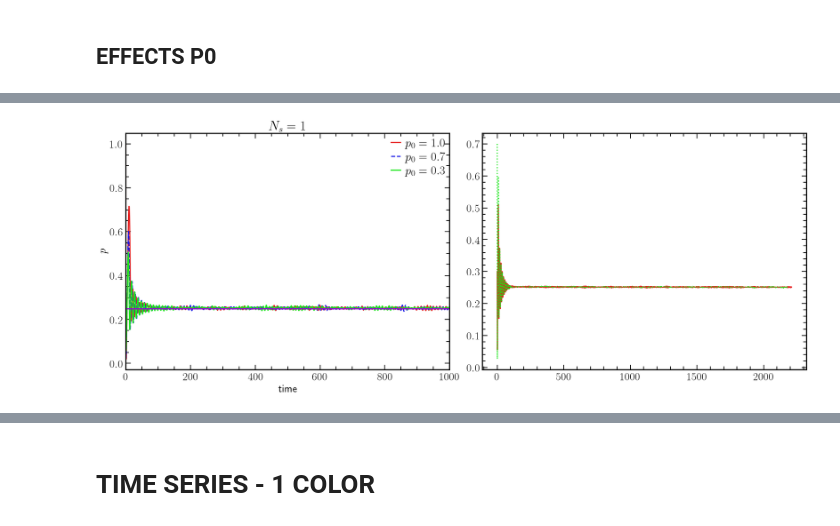
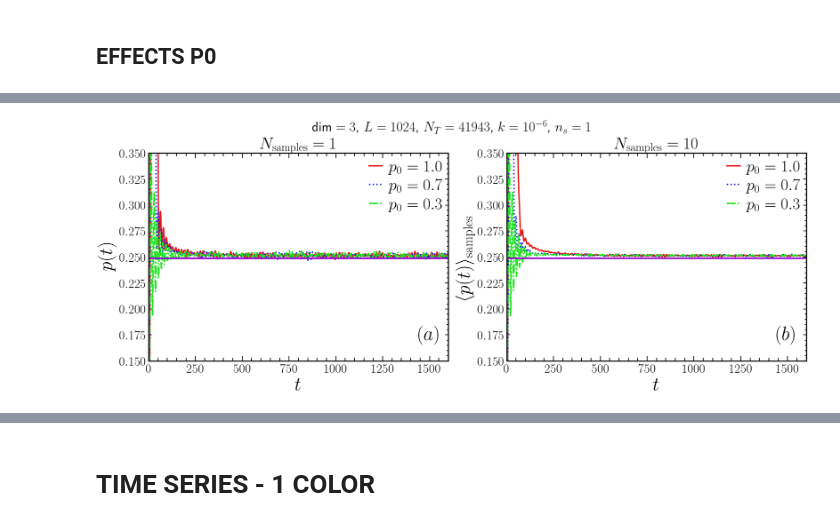
Before and after one commit to JuniorAlencar/self_organization_percolation, a Jupyter notebook: jupyter/TimeSeries_Analysis_3D.ipynb, the cells around one changed output, grey strips where cells are left out. Cells and saved outputs as stored; diff of their text form; code cells hidden in the pictures.

```diff
--- a/jupyter/TimeSeries_Analysis_3D.ipynb
+++ b/jupyter/TimeSeries_Analysis_3D.ipynb
@@ -34,28 +34,25 @@ import matplotlib.pyplot as plt
 # =========================
 # PAINEL ESQUERDO: N_s = 1
 # =========================
-L = 512
+L = 1024
 dim = 3
 nc = 1
 rho = 1 / nc
-k = 1.0e-05
-NT = 10485
+k = 1.0e-06
+NT = 41943
 p0 = 1.0
-
+#f0 = 0.04
 path_dir_raw = f"../SOP_data/raw/bond_percolation/num_colors_{nc}/dim_{dim}/L_{L}/NT_constant/NT_{NT}/k_{k:.1e}/rho_{rho:.4e}/data/"
-fn1 = path_dir_raw + "complex_seed_43721816_ts_20260326T144823_P0_0.10_p0_1.00.json"
-fn2 = path_dir_raw + "complex_seed_279530074_ts_20260326T161742_P0_0.10_p0_0.70.json"
-fn3 = path_dir_raw + "complex_seed_325692269_ts_20260326T163424_P0_0.10_p0_0.30.json"
-
-dicT1 = read_experiment_json(fn1)
-dicT2 = read_experiment_json(fn2)
-dicT3 = read_experiment_json(fn3)
-
+fn_lst = ["apolo4_seed_77631026_ts_20260402T004153_P0_0.10_p0_1.00.json", "light_seed_440566337_ts_20260413T142418_P0_0.10_p0_0.70.json", "light_seed_269310064_ts_20260413T135254_P0_0.10_p0_0.30.json"]
+p0_lst = [1.0, 0.7, 0.3]
 order_raw = 1
-pc = 0.5
-lw = 2.0
-
-colors_used = [
+lw = 2.5
+fs_label =  35
+fs_legend = 30
+fs_labels_fig = 35
+fs_ticks = 23
+fs_title = 30
+colors = [
     (0.9, 0.1, 0.1),
     (0.1, 0.1, 0.9),
     (0.1, 0.9, 0.1),
@@ -66,35 +63,21 @@ colors_used = [
     (0.6, 0.4, 0.2),
 ]
 
-pt1 = dicT1['results'][f'order_percolation {order_raw}']['data']['pt']
-t1  = dicT1['results'][f'order_percolation {order_raw}']['data']['time']
-
-pt2 = dicT2['results'][f'order_percolation {order_raw}']['data']['pt']
-t2  = dicT2['results'][f'order_percolation {order_raw}']['data']['time']
-
-pt3 = dicT3['results'][f'order_percolation {order_raw}']['data']['pt']
-t3  = dicT3['results'][f'order_percolation {order_raw}']['data']['time']
-
-
 # ==========================
 # PAINEL DIREITO: N_s = 30
 # ==========================
 path_dir_pub = f"../SOP_data/published/bond_percolation/num_colors_{nc}/dim_{dim}/L_{L}/NT_constant/NT_{NT}/k_{k:.1e}/rho_{rho:.4e}/"
 bundle_path = path_dir_pub + "properties_mean_bundle.json"
 bundle = load_properties_bundle(bundle_path)
+pc = 0.24881182
+ls = ['solid', 'dotted', 'dashdot']
+fig, ax = plt.subplots(1, 2, figsize=(18, 7), constrained_layout=True)
+for idx, fn in enumerate(fn_lst):
+    dicT = read_experiment_json(path_dir_raw + fn)
 
-order_mean = 0
-
-pc = 0.24881182
-# =========
-# FIGURA
-# =========
-fig, ax = plt.subplots(1, 2, figsize=(18, 7), constrained_layout=True)
-
-# Painel esquerdo
-ax[0].plot(t1, pt1, ls='-',  lw=lw, color=colors_used[0], label=r"$p_0 = 1.0$")
-ax[0].plot(t2, pt2, ls='--', lw=lw, color=colors_used[1], label=r"$p_0 = 0.7$")
-ax[0].plot(t3, pt3, ls='-',  lw=lw, color=colors_used[2], label=r"$p_0 = 0.3$")
+    pt = dicT['results'][f'order_percolation {order_raw}']['data']['pt']
+    t  = dicT['results'][f'order_percolation {order_raw}']['data']['time']
+    ax[0].plot(t, pt, ls=ls[idx],  lw=lw, color=colors[idx], label=f"$p_0 = {p0_lst[idx]}$")
 
 ax[0].axhline(y=pc, color="darkviolet", lw=lw)
 ax[0].set_xlim(0, 1000)
@@ -104,28 +87,37 @@ ax[0].set_title(r"$N_s = 1$")
 ax[0].legend(fontsize=22)
 print(bundle)
 # Painel direito
-for p0_val in sorted(bundle.keys()):
+
+order_mean = 0
+for idx, p0_val in enumerate(p0_lst):
     data = bundle[p0_val]["orders"][order_mean]
     time = data["time"]
     pt_mean = data["pt_mean"]
 
-    ax[1].plot(time, pt_mean, lw=lw, label=fr"$p_0 = {p0_val:.1f}$")
+    ax[1].plot(time, pt_mean, lw=lw, ls=ls[idx], color=colors[idx], label=fr"$p_0 = {p0_val:.1f}$")
 
-ax[1].axhline(y=pc, color="darkviolet", lw=lw)
+label_y = [r'$p(t)$',r'$\langle p(t) \rangle_{\mathrm{samples}}$']
+title = [r'$N_{\mathrm{samples}} = 1$',r'$N_{\mathrm{samples}} = 10$']
+labels_fig = [r'$(a)$', r'$(b)$']
 
-ax[1].set_xlabel("time")
-ax[1].set_ylabel(r"$\langle p(t)\rangle$")
-ax[1].set_title(r"$N_s = 10$")
-ax[1].legend(fontsize=22)
-for a in ax:
+for idx, a in enumerate(ax):
     a.minorticks_on()
     a.tick_params(axis='y', which='major', left=True, right=True, labelleft=False, length=6)
     a.tick_params(axis='y', which='minor', left=True, right=True, labelleft=False, length=3)
-    a.set_ylim(0,0.5)
-    a.set_xlim(0, 500)
-ax[0].tick_params(axis='y', which='major', labelleft=True)
+    a.set_ylim(0.15,0.35)
+    a.set_xlim(0, 1600)
+    a.axhline(y=pc, color="darkviolet", lw=lw)
 
-fig.suptitle(r"dim $= 3$, $L = 512$, $N_T = 10485$, $k=10^{{{-5}}}$, $n_s = 1$", fontsize=25)
+    a.set_xlabel(r"$t$",fontsize=fs_label)
+    a.set_ylabel(label_y[idx],fontsize=fs_label)
+    a.set_title(title[idx], fontsize=fs_title)
+    a.legend(fontsize=fs_legend)
+    a.tick_params(axis='y', which='major', labelleft=True)
+    a.text(0.9, 0.10, labels_fig[idx], transform=a.transAxes , fontsize=fs_labels_fig)
+    a.tick_params(axis='both', labelsize=fs_ticks)
+
+mantissa, exp = f"{k:.1e}".split("e")
+fig.suptitle(f"dim $= {dim}$, $L = {L}$, $N_T = {NT}$, $k=10^{{{int(exp)}}}$, $n_s = 1$", fontsize=25)
 plt.savefig(results_folder + "/Multiple_p0.pdf")
 plt.show()
 # %% [output]
@@ -133 +125 @@ KeyError: 0
-[figure, old version]
+[figure, new version]
```
Also changed, not shown: parts of 13 cells of this notebook, 12 other files.
